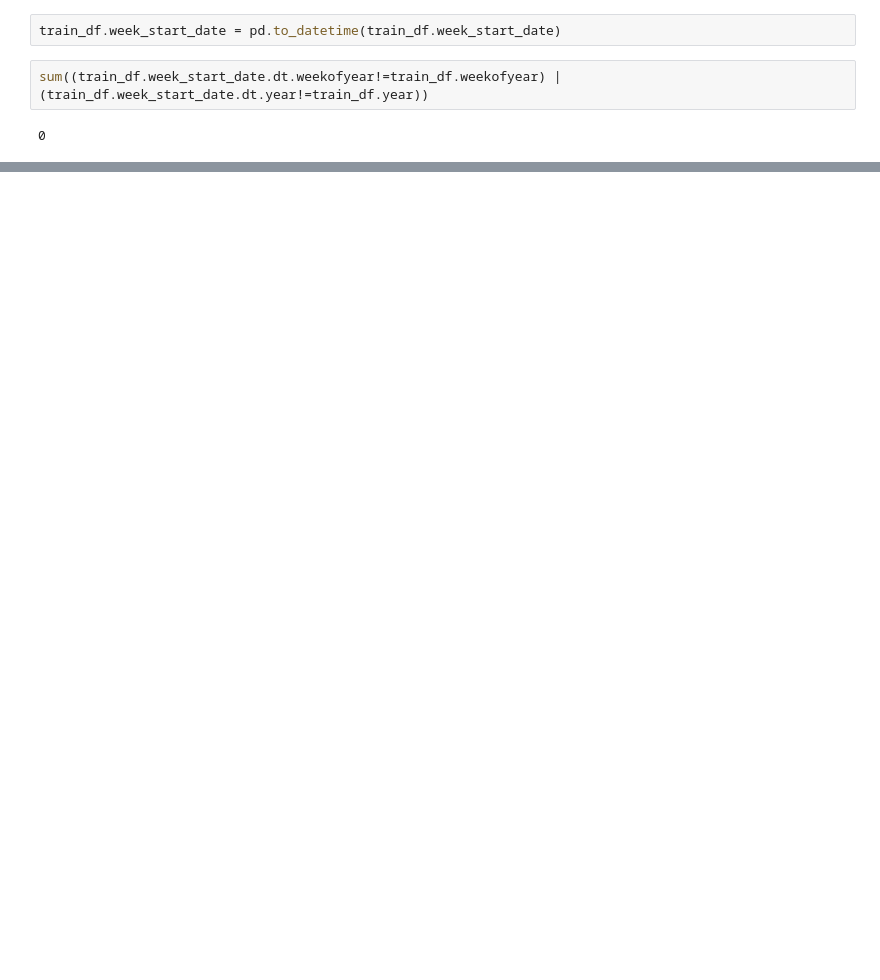
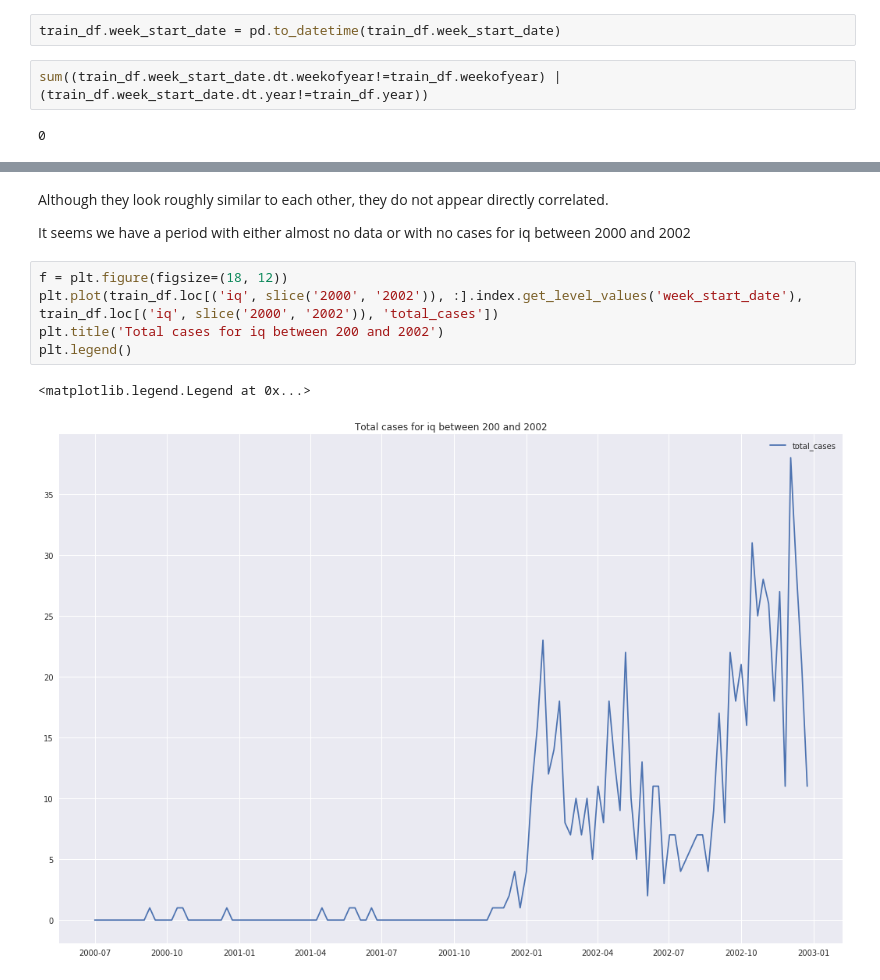
Before and after one commit to bmaingret/dengAI, a Jupyter notebook: 0-EDA.ipynb, the cells around one changed output, grey strips where cells are left out. Drawn from its saved outputs; the diff is of its cells as text; blank space fills up the shorter version.

```diff
--- a/0-EDA.ipynb
+++ b/0-EDA.ipynb
@@ -153,0 +230,12 @@ sum((train_df.week_start_date.dt.weekofyear!=train_df.weekofyear) | (train_df.we
+# %% [markdown]
+Although they look roughly similar to each other, they do not appear directly correlated.
+
+It seems we have a period with either almost no data or with no cases for iq between 2000 and 2002
+# %%
+f = plt.figure(figsize=(18, 12))
+plt.plot(train_df.loc[('iq', slice('2000', '2002')), :].index.get_level_values('week_start_date'), train_df.loc[('iq', slice('2000', '2002')), 'total_cases'])
+plt.title('Total cases for iq between 200 and 2002')
+plt.legend()
+# %% [output]
+<matplotlib.legend.Legend at 0x...>
+[figure, added]
```
Also changed, not shown: parts of 58 cells of this notebook, 35 other files.
